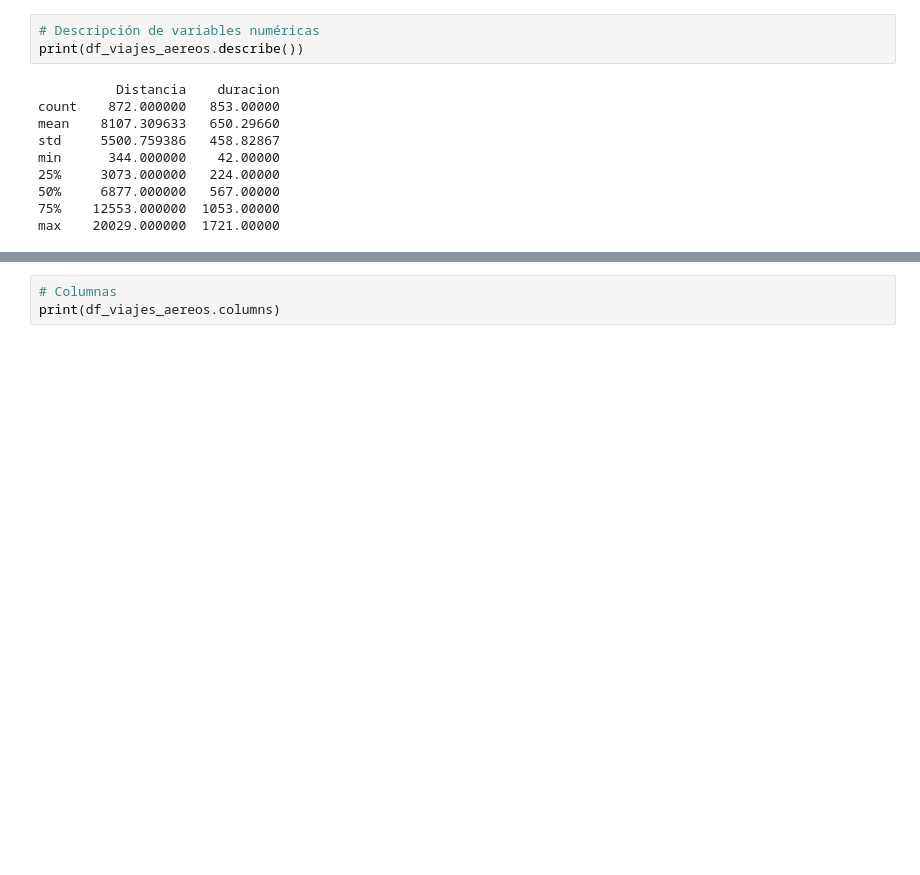
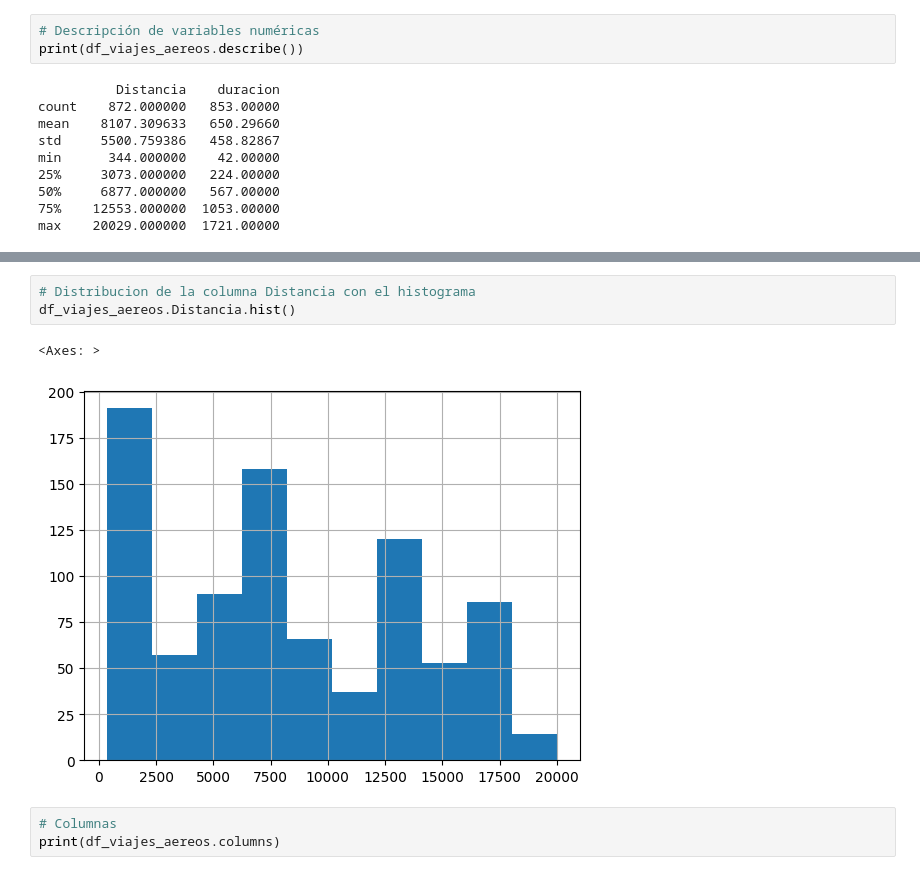
Before and after one commit to AngelaLM14/DS_THEBRIDGE_Angela, a Jupyter notebook: 02_Programacion_y_herramientas_avanzadas/Sprint_04_Pandas/Unidad_02/Practica_Obligatoria/18_Practica_Obligatoria_Pandas_II.ipynb, the cells around one changed output, grey strips where cells are left out. Cells and saved outputs as stored; diff of their text form; blank space fills up the shorter version.

```diff
--- a/02_Programacion_y_herramientas_avanzadas/Sprint_04_Pandas/Unidad_02/Practica_Obligatoria/18_Practica_Obligatoria_Pandas_II.ipynb
+++ b/02_Programacion_y_herramientas_avanzadas/Sprint_04_Pandas/Unidad_02/Practica_Obligatoria/18_Practica_Obligatoria_Pandas_II.ipynb
@@ -70,3 +105,9 @@ max    20029.000000  1721.00000
+# %%
+# Distribucion de la columna Distancia con el histograma
+df_viajes_aereos.Distancia.hist()
+# %% [output]
+<Axes: >
+[figure, added]
 # %%
 # Columnas
 print(df_viajes_aereos.columns)
```
Also changed, not shown: parts of 37 cells of this notebook, 25 other files.
